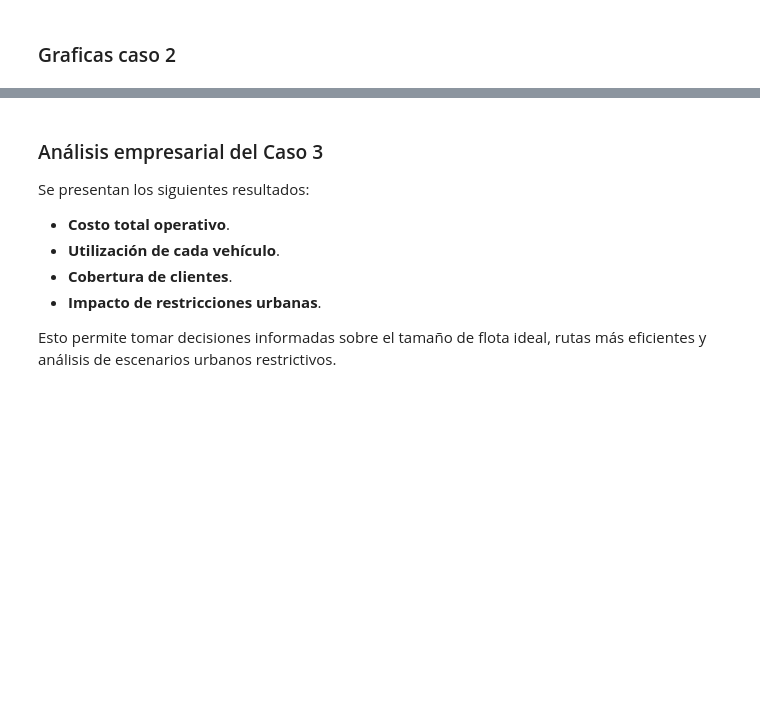
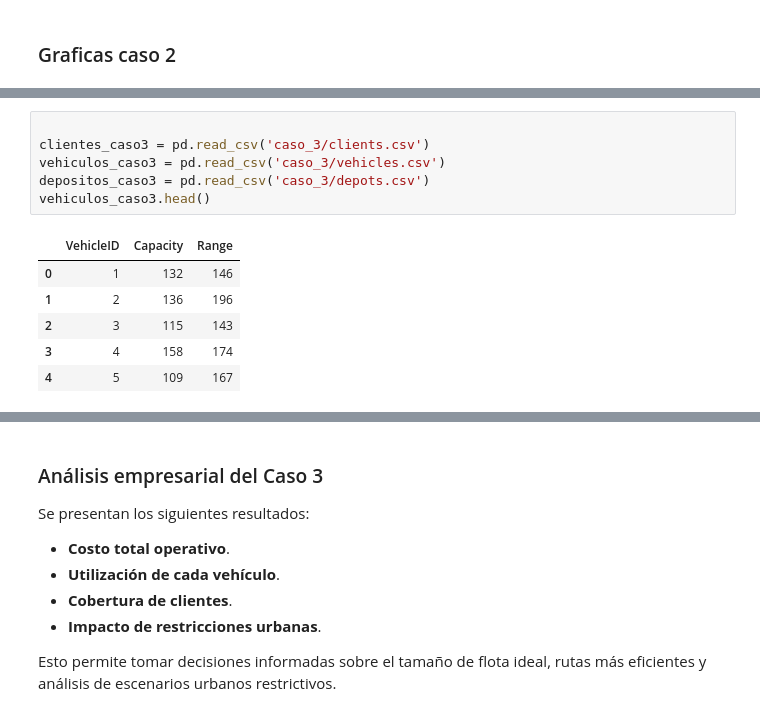
Before and after one commit to j4vierb/LogistiCo-mos-project, a Jupyter notebook: entrega2_caso3.ipynb, the cells around one changed output, grey strips where cells are left out. Drawn from its saved outputs; the diff is of its cells as text; blank space fills up the shorter version.

Commit message:
Add: Caso 2 entrega 3 y resultados

```diff
--- a/entrega2_caso3.ipynb
+++ b/entrega2_caso3.ipynb
@@ -1225,0 +1199,13 @@ Visualización para el Caso 2 (MDVRP)
+# %%
+
+clientes_caso3 = pd.read_csv('caso_3/clients.csv')
+vehiculos_caso3 = pd.read_csv('caso_3/vehicles.csv')
+depositos_caso3 = pd.read_csv('caso_3/depots.csv')
+vehiculos_caso3.head()
+# %% [output]
+|  | VehicleID | Capacity | Range |
+| 0 | 1 | 132 | 146 |
+| 1 | 2 | 136 | 196 |
+| 2 | 3 | 115 | 143 |
+| 3 | 4 | 158 | 174 |
+| 4 | 5 | 109 | 167 |
```
Also changed, not shown: parts of 12 cells of this notebook, 5 other files.
